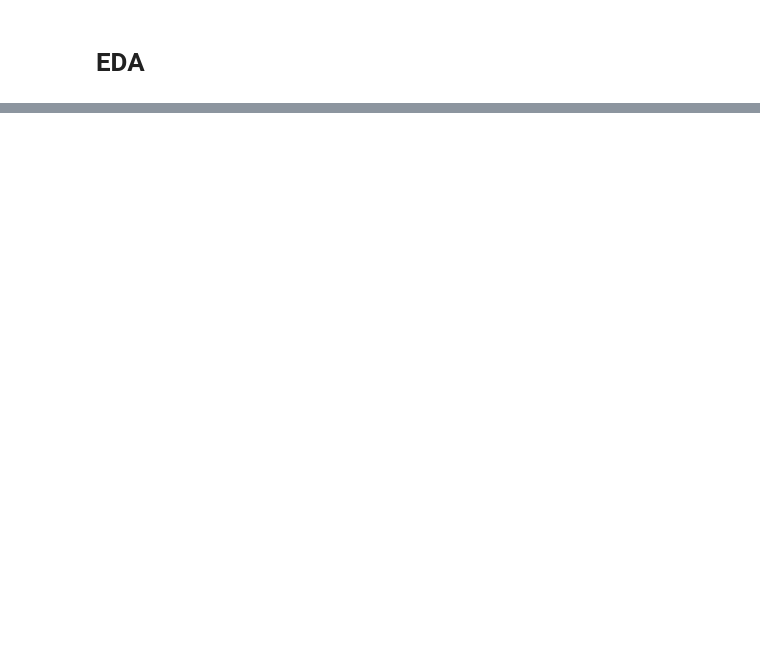
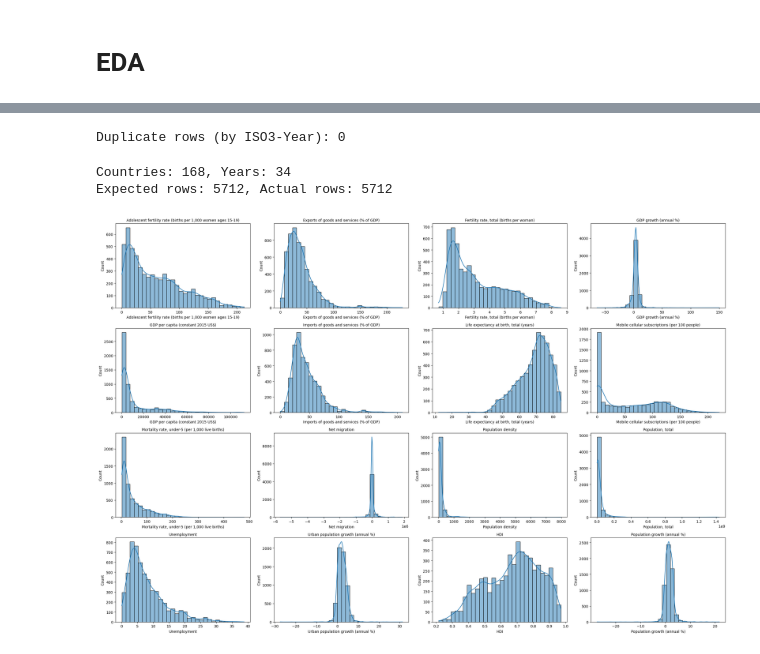
Before and after one commit to gsanaev/forecasting-migration-flows-ml, a Jupyter notebook: notebooks/02_eda.ipynb, the cells around one changed output, grey strips where cells are left out. Saved outputs shown, nothing was run; the diff lists cells and outputs as text; code cells hidden in the pictures; blank space fills up the shorter version.

```diff
--- a/notebooks/02_eda.ipynb
+++ b/notebooks/02_eda.ipynb
@@ -378,0 +114,54 @@ print("✅ Feature engineering complete. Shape:", features.shape)
+# %%
+# ============================
+# 4. Duplicates check
+# ============================
+duplicates = eda.duplicated(subset=["ISO3", "Year"]).sum()
+print(f"Duplicate rows (by ISO3-Year): {duplicates}")
+# %% [output]
+Duplicate rows (by ISO3-Year): 0
+# %%
+# ============================
+# 5. Panel balance check
+# ============================
+num_countries = eda['ISO3'].nunique()
+num_years = eda['Year'].nunique()
+print(f"Countries: {num_countries}, Years: {num_years}")
+print(f"Expected rows: {num_countries * num_years}, Actual rows: {len(eda)}")
+# %% [output]
+Countries: 168, Years: 34
+Expected rows: 5712, Actual rows: 5712
+# %%
+# ============================
+# 6. Distribution plots for all indicators
+# ============================
+indicators = [
+    'Adolescent fertility rate (births per 1,000 women ages 15-19)',
+    'Exports of goods and services (% of GDP)',
+    'Fertility rate, total (births per woman)',
+    'GDP growth (annual %)',
+    'GDP per capita (constant 2015 US$)',
+    'Imports of goods and services (% of GDP)',
+    'Life expectancy at birth, total (years)',
+    'Mobile cellular subscriptions (per 100 people)',
+    'Mortality rate, under-5 (per 1,000 live births)',
+    'Net migration',
+    'Population density',
+    'Population, total',
+    'Unemployment',
+    'Urban population growth (annual %)',
+    'HDI',
+    'Population growth (annual %)'
+]
+
+n_cols = 4
+n_rows = math.ceil(len(indicators) / n_cols)
+
+plt.figure(figsize=(n_cols*6, n_rows*4))
+for i, col in enumerate(indicators, 1):
+    plt.subplot(n_rows, n_cols, i)
+    sns.histplot(eda[col], kde=True, bins=30)
+    plt.title(col, fontsize=10)
+plt.tight_layout()
+plt.show()
+# %% [output]
+[figure, added]
```
Also changed, not shown: parts of 47 cells of this notebook.
